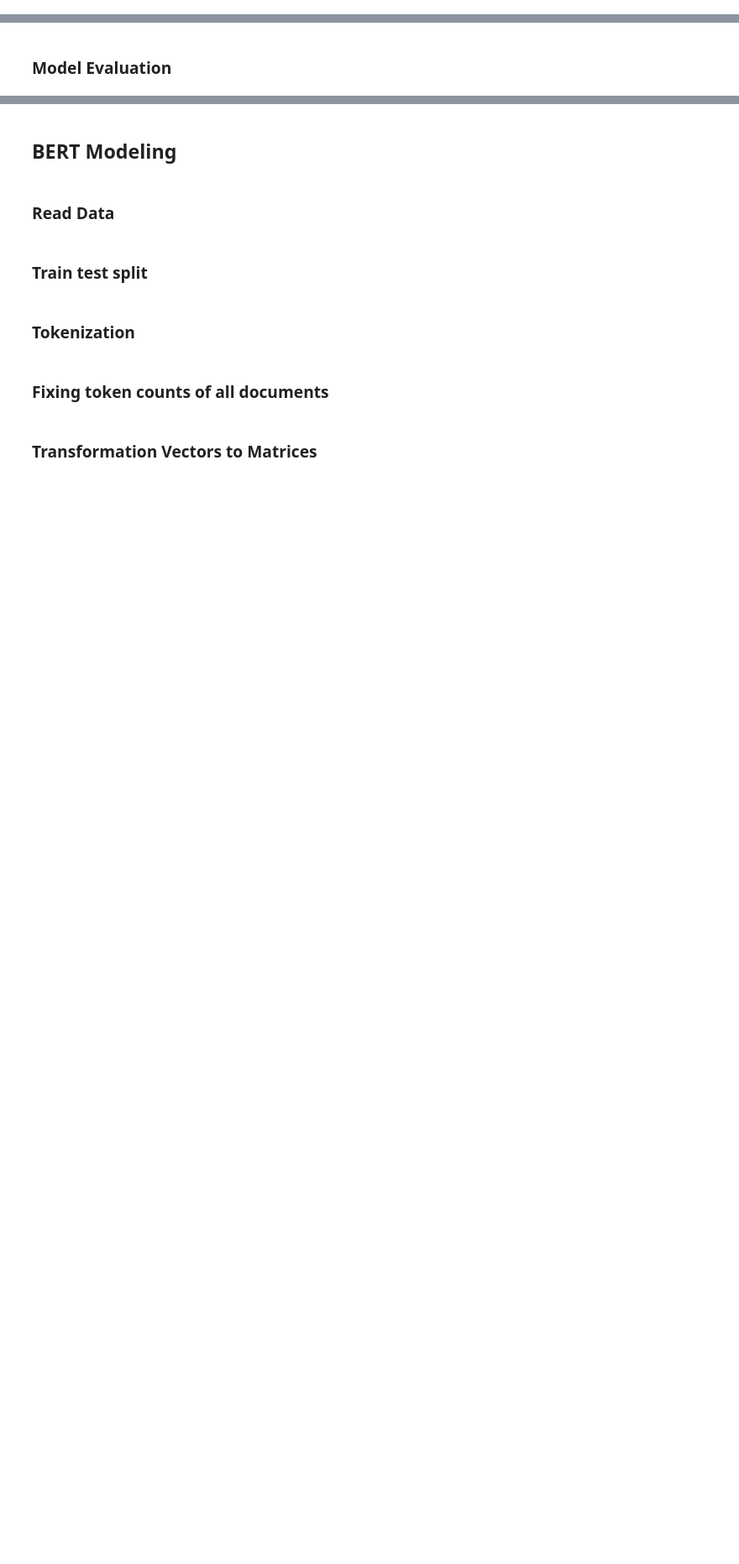
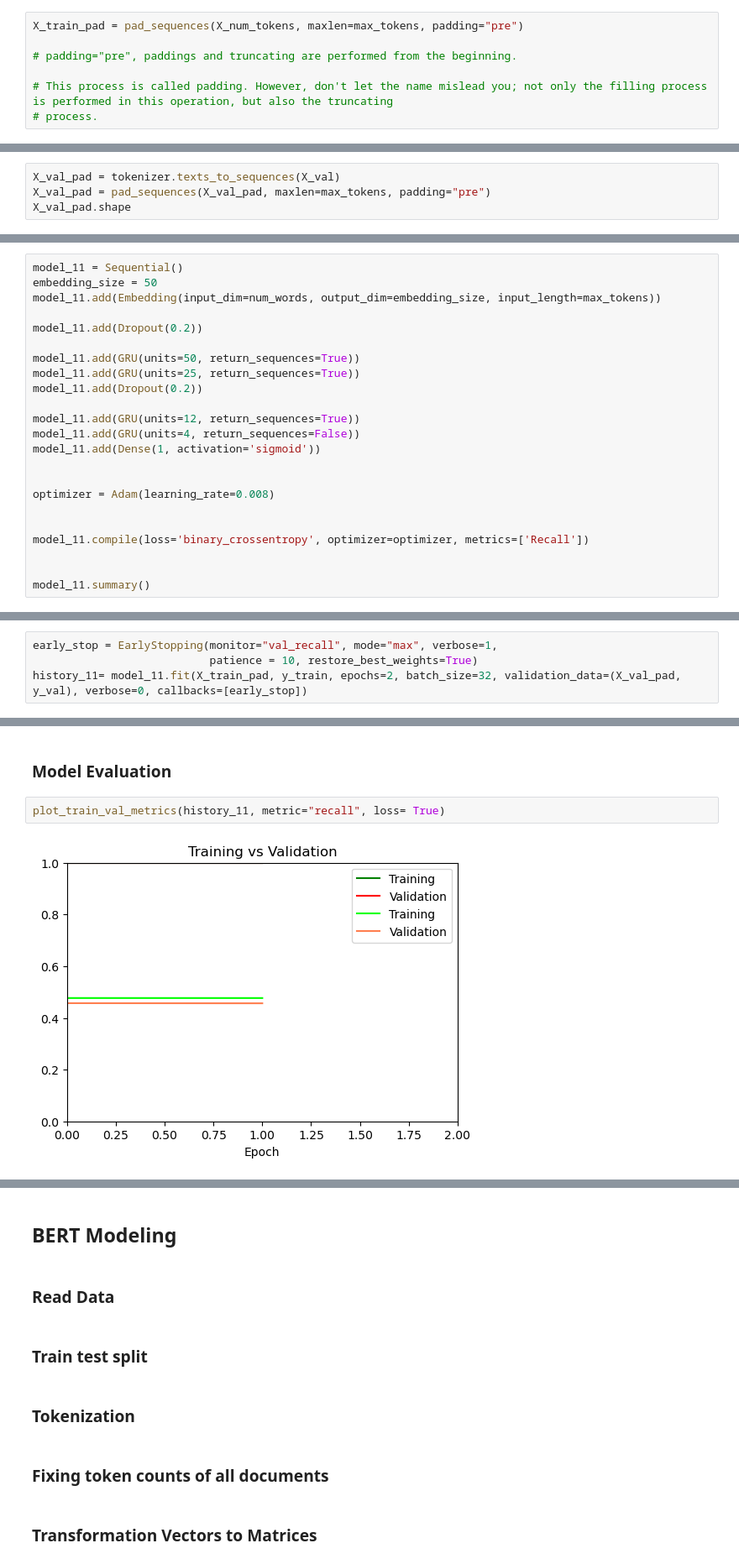
Before and after one commit to WaadAlharthi/ML_Portfolio, a Jupyter notebook: NLP_Sentiment_Analysis_Project.ipynb, the cells around one changed output, grey strips where cells are left out. Shown at 84% size. Drawn from its saved outputs; the diff is of its cells as text; blank space fills up the shorter version.

Commit message:
Deep Learning Model

```diff
--- a/NLP_Sentiment_Analysis_Project.ipynb
+++ b/NLP_Sentiment_Analysis_Project.ipynb
@@ -981,2 +1174,9 @@ weighted avg       0.86      0.83      0.75      2717
 # %% [markdown]
 ### Fixing token counts of all documents (pad_sequences)
+# %%
+X_train_pad = pad_sequences(X_num_tokens, maxlen=max_tokens, padding="pre")
+
+# padding="pre", paddings and truncating are performed from the beginning.
+
+# This process is called padding. However, don't let the name mislead you; not only the filling process is performed in this operation, but also the truncating
+# process.
@@ -984,0 +1206,4 @@ weighted avg       0.86      0.83      0.75      2717
+# %%
+X_val_pad = tokenizer.texts_to_sequences(X_val)
+X_val_pad = pad_sequences(X_val_pad, maxlen=max_tokens, padding="pre")
+X_val_pad.shape
@@ -986,0 +1220,23 @@ weighted avg       0.86      0.83      0.75      2717
+# %%
+model_11 = Sequential()
+embedding_size = 50
+model_11.add(Embedding(input_dim=num_words, output_dim=embedding_size, input_length=max_tokens))
+
+model_11.add(Dropout(0.2))
+
+model_11.add(GRU(units=50, return_sequences=True))
+model_11.add(GRU(units=25, return_sequences=True))
+model_11.add(Dropout(0.2))
+
+model_11.add(GRU(units=12, return_sequences=True))
+model_11.add(GRU(units=4, return_sequences=False))
+model_11.add(Dense(1, activation='sigmoid'))
+
+
+optimizer = Adam(learning_rate=0.008)
+
+
+model_11.compile(loss='binary_crossentropy', optimizer=optimizer, metrics=['Recall'])
+
+
+model_11.summary()
@@ -986,0 +1261,4 @@ weighted avg       0.86      0.83      0.75      2717
+# %%
+early_stop = EarlyStopping(monitor="val_recall", mode="max", verbose=1,
+                           patience = 10, restore_best_weights=True)
+history_11= model_11.fit(X_train_pad, y_train, epochs=2, batch_size=32, validation_data=(X_val_pad, y_val), verbose=0, callbacks=[early_stop])
@@ -987,2 +1273,6 @@ weighted avg       0.86      0.83      0.75      2717
 # %% [markdown]
 ### Model Evaluation
+# %%
+plot_train_val_metrics(history_11, metric="recall", loss= True)
+# %% [output]
+[figure, added]
```
Also changed, not shown: parts of 36 cells of this notebook.
